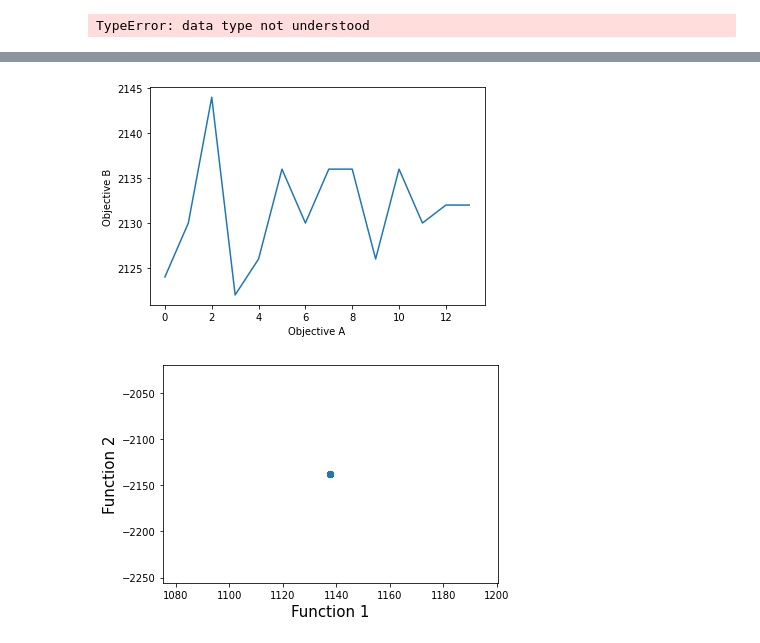
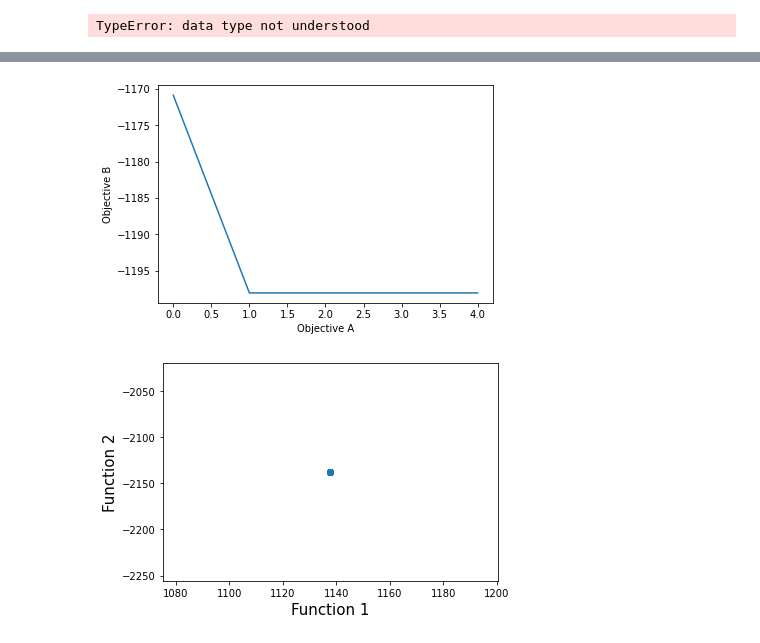
Before and after one commit to selfDiscipline/3L-SDVR, a Jupyter notebook: 3L-SDVR.ipynb, the cells around one changed output, grey strips where cells are left out. Cells and saved outputs as stored; diff of their text form; code cells hidden in the pictures.

```diff
--- a/3L-SDVR.ipynb
+++ b/3L-SDVR.ipynb
@@ -370,7 +369,7 @@ init_pop_set = []
 init_pop_pack_bins = []
 init_pop_pack_items = []
 
-pop_size = 10
+pop_size = 50
 pop = {}
 for ind in range(0,pop_size):
     final_path = findRoutPlans(alpha)
@@ -523,18 +487,18 @@ objective2_values
 # %%
 # Plot Pareto front (for two scores only)
 #
 x = minF1
 y = minF2
 z = maxF1
 k = maxF2
 plt.xlabel('Objective A')
 plt.ylabel('Objective B')
 
-plt.plot(y)
+plt.plot(z)
 # plt.savefig('pareto.png')
 plt.show()
 # %% [output]
-[figure, old version]
+[figure, new version]
 # %%
 #Lets plot the final front now
 
```
Also changed, not shown: parts of 4 cells of this notebook.
